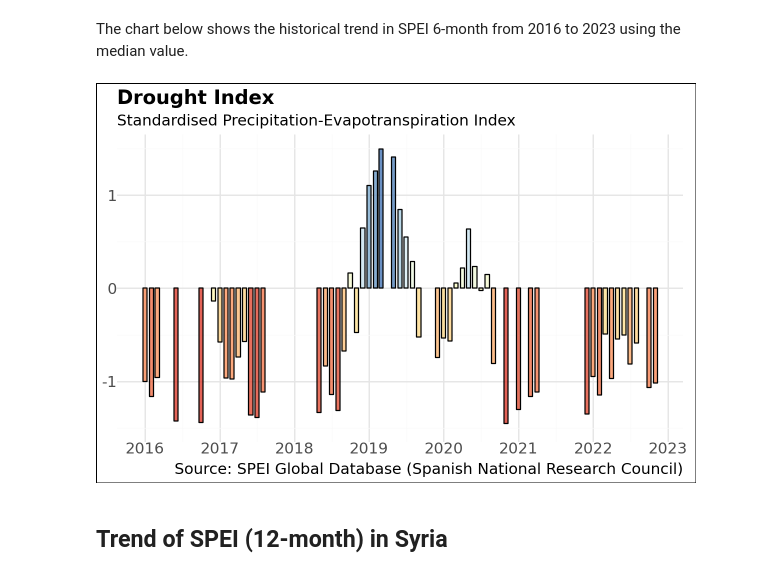
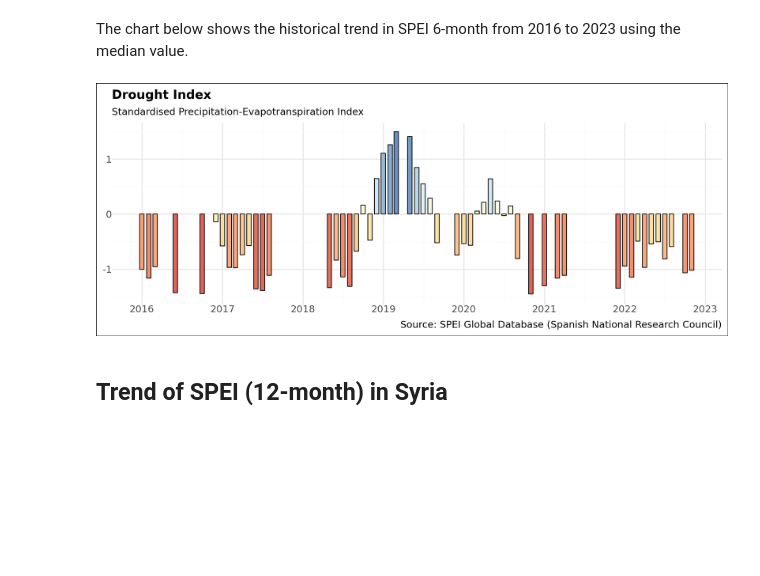
Before and after one commit to datapartnership/syria-economic-monitor, a Jupyter notebook: notebooks/vegetation-conditions/drought.ipynb, the cells around one changed output. Cells and saved outputs as stored; diff of their text form; code cells hidden in the pictures; blank space fills up the shorter version.

```diff
--- a/notebooks/vegetation-conditions/drought.ipynb
+++ b/notebooks/vegetation-conditions/drought.ipynb
@@ -163,35 +162,35 @@ df.loc[:, "ymd"] = df["time"].dt.strftime("%Y-%m-%d")
 df.loc[:, "group"] = 1
 
 font = "Roboto"
 p = (
     ggplot(df, aes(x="ymd", y="SPEI_06_month", group="group", fill="SPEI_06_month"))
     + geom_bar(alpha=0.8, stat="identity", color="black", width=20)
     + labs(
         x="",
         subtitle="Standardised Precipitation-Evapotranspiration Index",
         title="Drought Index",
         y="",
         caption="Source: SPEI Global Database (Spanish National Research Council)",
     )
     + theme_minimal()
     + theme(
         plot_background=element_rect(fill="white"),
-        figure_size=(6, 4),
+        figure_size=(10, 4),
         text=element_text(family=font, size=11),
         plot_title=element_text(family=font, size=14, weight="bold"),
         legend_position="none",
     )
     + scale_fill_distiller(
         type="div", palette="RdYlBu", direction=1, limits=(-1.5, 1.5)
     )
     + scale_y_continuous(limits=(-1.5, 1.5))
     + scale_x_datetime(
         breaks=date_breaks("1 year"), labels=date_format("%Y")
     )  # 6 month "%b, %y"
 )
 p
 # %% [output]
-[figure, old version]
+[figure, new version]
 # %% [markdown]
 ## Trend of SPEI (12-month) in Syria
 # %%
```
Also changed, not shown: parts of 5 cells of this notebook.
